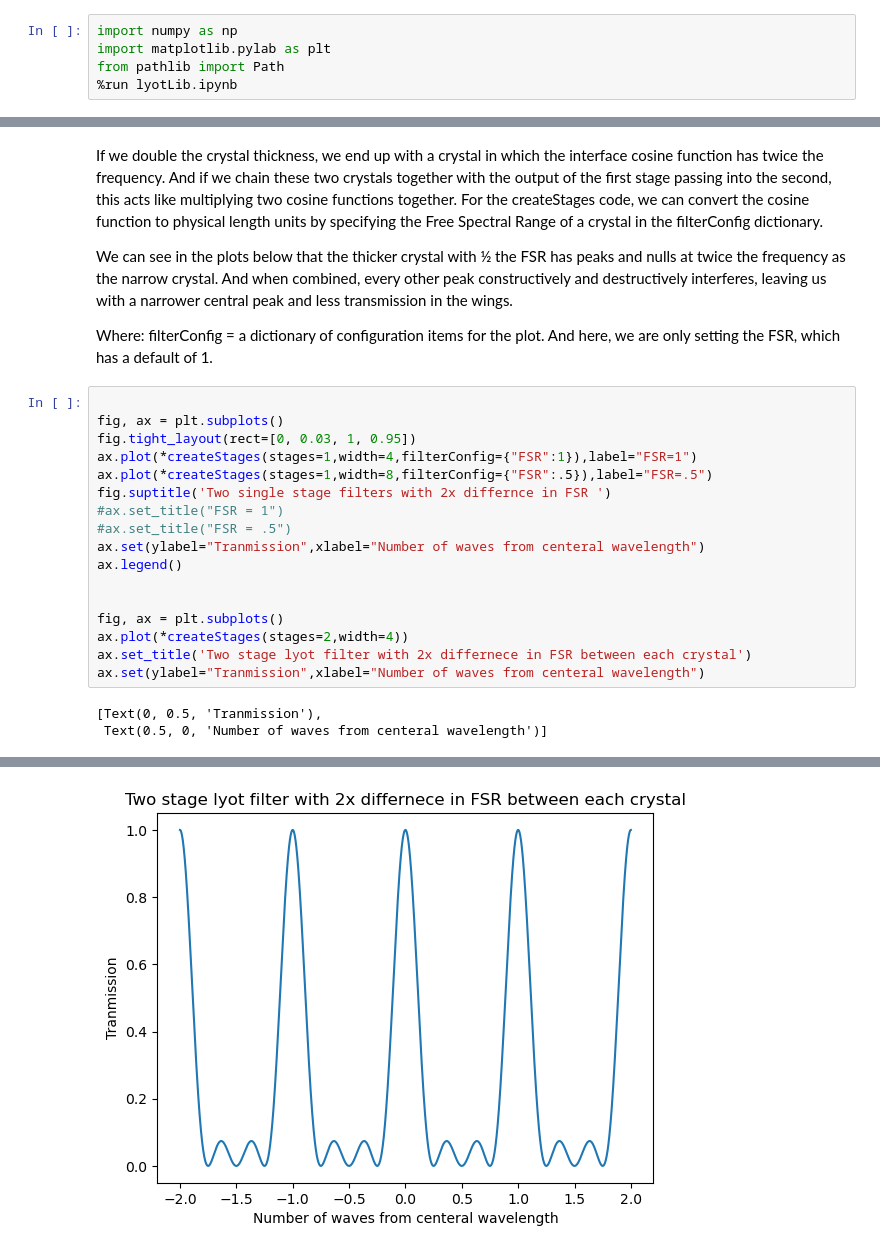
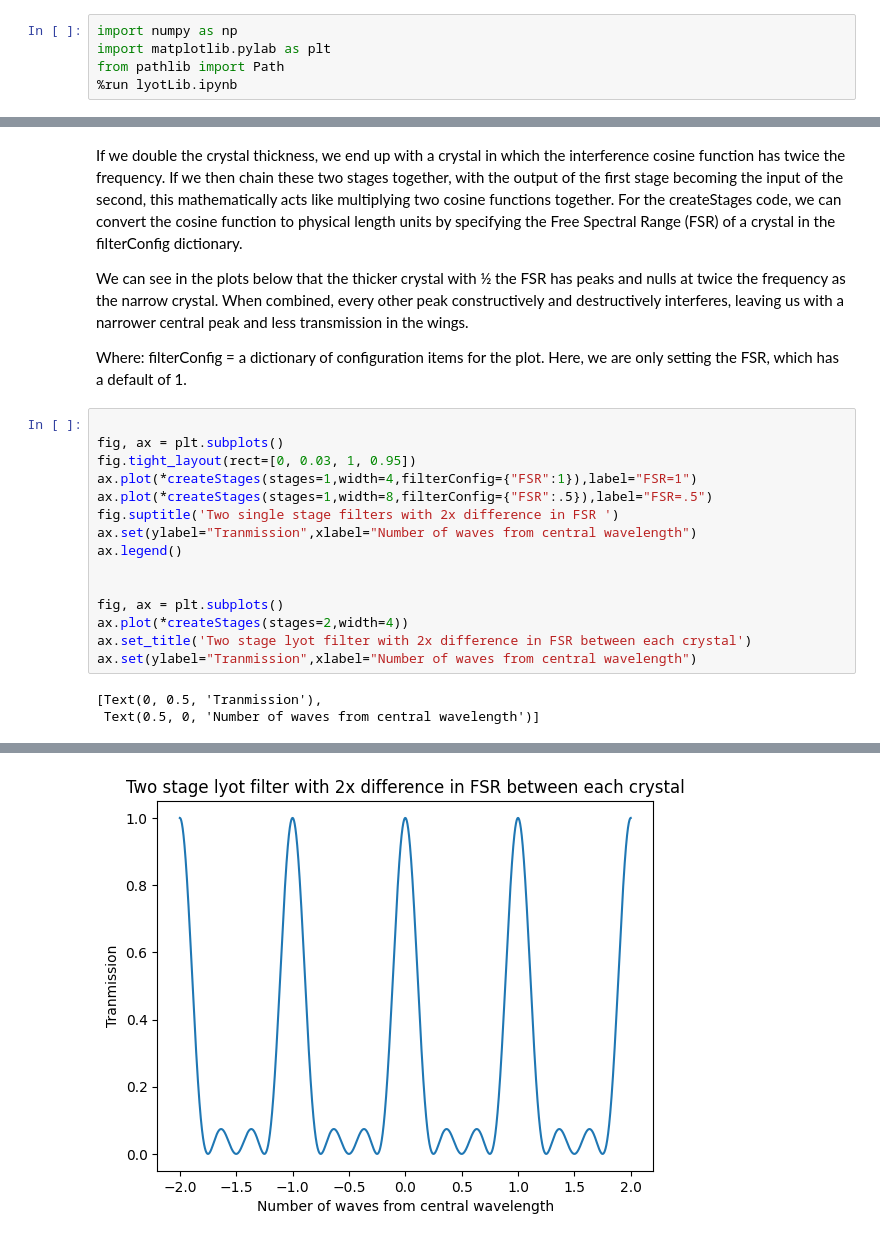
Before and after one commit to NCAR/ucomp-configuration, a Jupyter notebook: Docs/UCoMP Lyot primmer.ipynb, the cells around one changed output, grey strips where cells are left out. Saved outputs shown, nothing was run; the diff lists cells and outputs as text.

```diff
--- a/Docs/UCoMP Lyot primmer.ipynb
+++ b/Docs/UCoMP Lyot primmer.ipynb
@@ -32,27 +34,25 @@ ax.set(ylabel="Tranmission",xlabel="Number of waves from centeral wavelength")
 # %% [markdown]
-If we double the crystal thickness, we end up with a crystal in which the interface cosine function has twice the frequency.  And if we chain these two crystals together with the output of the first stage passing into the second, this acts like multiplying two cosine functions together.   For the createStages code, we can convert the cosine function to physical length units by specifying the Free Spectral Range of a crystal in the filterConfig dictionary.
+If we double the crystal thickness, we end up with a crystal in which the interference cosine function has twice the frequency.  If we then chain these two stages together, with the output of the first stage becoming the input of the second, this mathematically acts like multiplying two cosine functions together.   For the createStages code, we can convert the cosine function to physical length units by specifying the Free Spectral Range (FSR) of a crystal in the filterConfig dictionary.
 
-We can see in the plots below that the thicker crystal with ½ the FSR has peaks and nulls at twice the frequency as the narrow crystal.  And when combined, every other peak constructively and destructively interferes, leaving us with a narrower central peak and less transmission in the wings.
+We can see in the plots below that the thicker crystal with ½ the FSR has peaks and nulls at twice the frequency as the narrow crystal.  When combined, every other peak constructively and destructively interferes, leaving us with a narrower central peak and less transmission in the wings.
 
 Where:
-filterConfig = a dictionary of configuration items for the plot.  And here, we are only setting the FSR, which has a default of 1.
+filterConfig = a dictionary of configuration items for the plot. Here, we are only setting the FSR, which has a default of 1.
 # %%
 
 fig, ax = plt.subplots()
 fig.tight_layout(rect=[0, 0.03, 1, 0.95])
 ax.plot(*createStages(stages=1,width=4,filterConfig={"FSR":1}),label="FSR=1")
 ax.plot(*createStages(stages=1,width=8,filterConfig={"FSR":.5}),label="FSR=.5")
-fig.suptitle('Two single stage filters with 2x differnce in FSR ')
-#ax.set_title("FSR = 1")
-#ax.set_title("FSR = .5")
-ax.set(ylabel="Tranmission",xlabel="Number of waves from centeral wavelength")
+fig.suptitle('Two single stage filters with 2x difference in FSR ')
+ax.set(ylabel="Tranmission",xlabel="Number of waves from central wavelength")
 ax.legend()
 
 
 fig, ax = plt.subplots()
 ax.plot(*createStages(stages=2,width=4))
-ax.set_title('Two stage lyot filter with 2x differnece in FSR between each crystal')
-ax.set(ylabel="Tranmission",xlabel="Number of waves from centeral wavelength")
+ax.set_title('Two stage lyot filter with 2x difference in FSR between each crystal')
+ax.set(ylabel="Tranmission",xlabel="Number of waves from central wavelength")
 # %% [output]
 [Text(0, 0.5, 'Tranmission'),
- Text(0.5, 0, 'Number of waves from centeral wavelength')]
+ Text(0.5, 0, 'Number of waves from central wavelength')]
@@ -60,2 +60,2 @@ ax.set(ylabel="Tranmission",xlabel="Number of waves from centeral wavelength")
-[figure, old version]
+[figure, new version]
 # %% [markdown]
```
Also changed, not shown: parts of 13 cells of this notebook, 1 other file.
